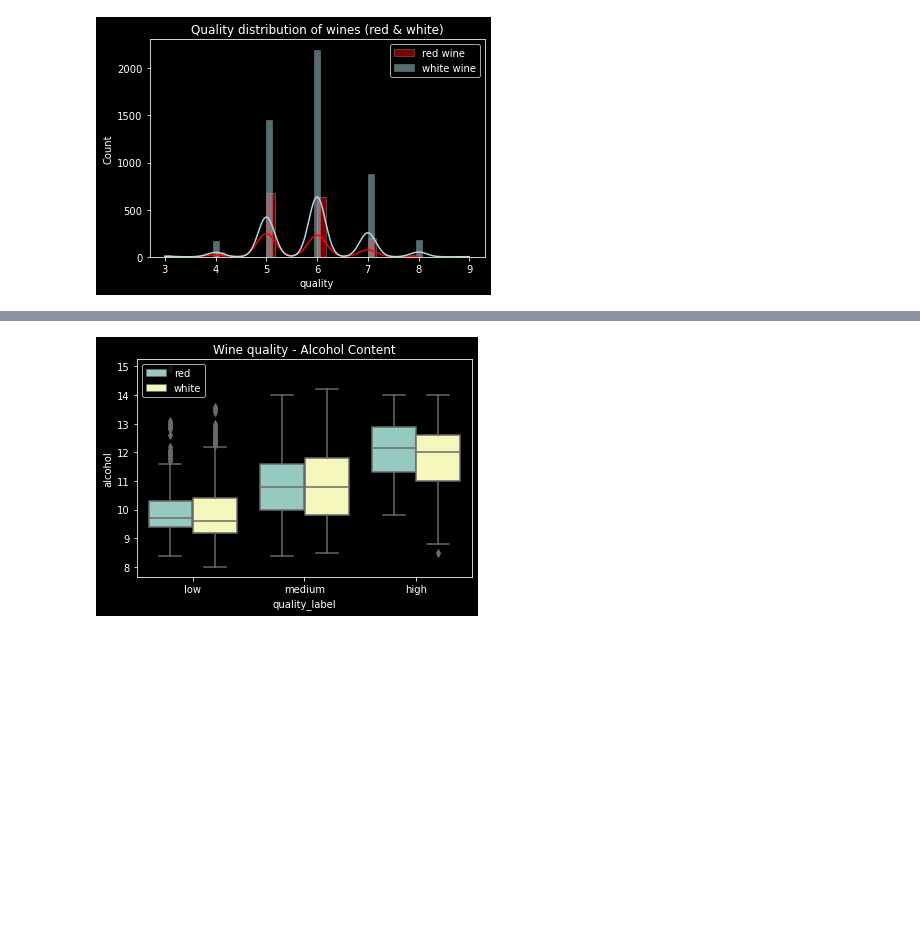
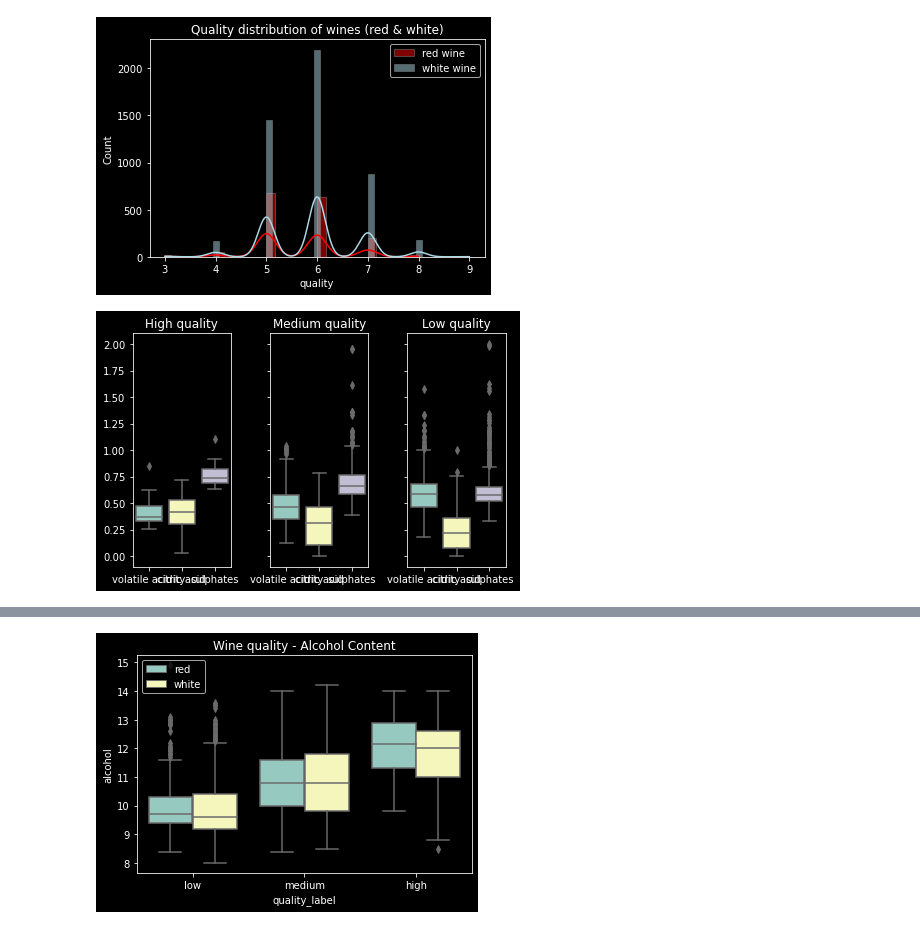
Before and after one commit to YanaOrf/BlueBerryWinery, a Jupyter notebook: BlueBerryWinery.ipynb, the cells around one changed output, grey strips where cells are left out. Drawn from its saved outputs; the diff is of its cells as text; code cells hidden in the pictures; blank space fills up the shorter version.

```diff
--- a/BlueBerryWinery.ipynb
+++ b/BlueBerryWinery.ipynb
@@ -291,3 +290,26 @@ plt.title("Quality distribution of wines (red & white)")
 plt.show()
 # %% [output]
 [figure]
+# %%
+#Red wine acidity
+
+fig,axs=plt.subplots(1,3,sharey=True,tight_layout=True)
+axs[0].set_title("High quality")
+axs[1].set_title("Medium quality")
+axs[2].set_title("Low quality")
+
+g_dm3_red=red_wine2[["volatile acidity", "citric acid", "sulphates","quality_label"]]
+
+sns.boxplot(data=g_dm3_red[(g_dm3_red["quality_label"])=="high"],ax=axs[0])
+sns.boxplot(data=g_dm3_red[(g_dm3_red["quality_label"])=="medium"],ax=axs[1])
+sns.boxplot(data=g_dm3_red[(g_dm3_red["quality_label"])=="low"],ax=axs[2])
+plt.ylabel=("g/dm3 ",color=="white")
+
+
+
+#sns.boxplot(data=red_wine2[(red_wine2["quality_label"])=="high"])
+#plt.legend()
+#plt.title("????")
+plt.show()
+# %% [output]
+[figure, added]
```
Also changed, not shown: parts of 9 cells of this notebook.
